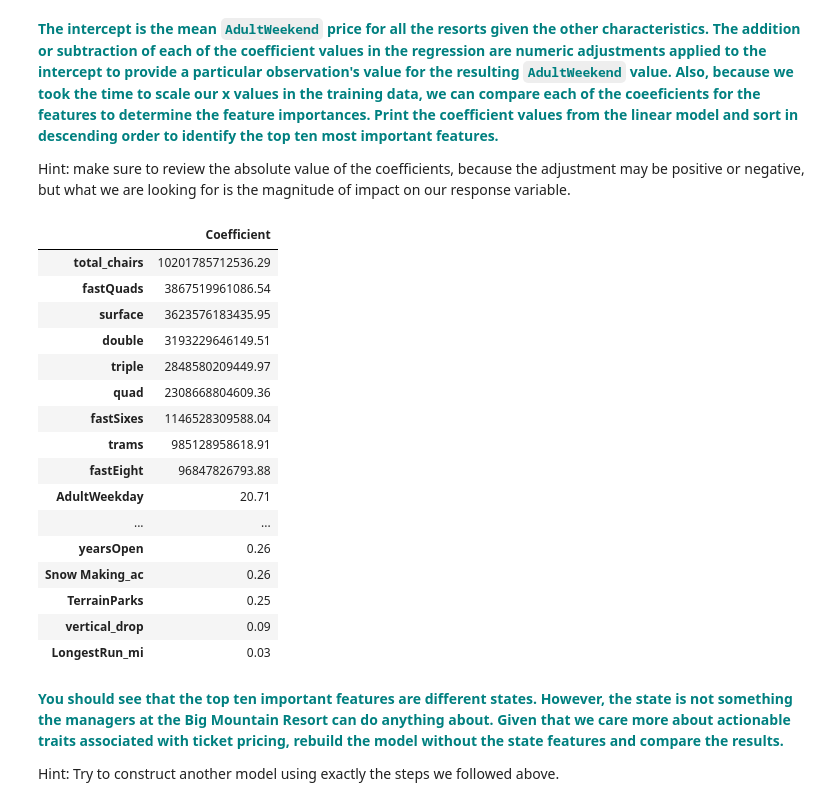
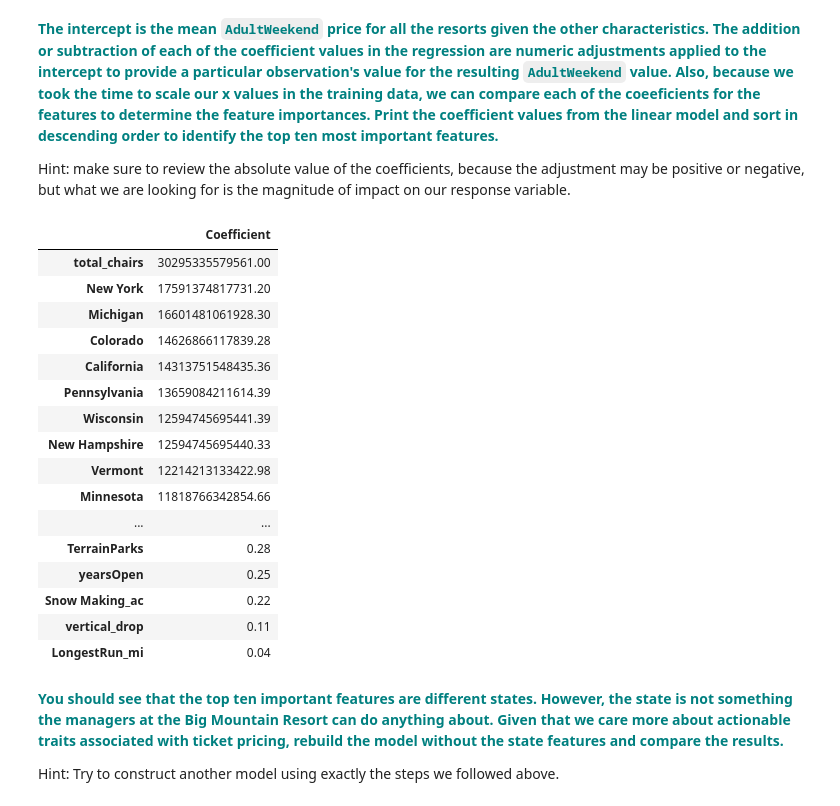
Before and after one commit to frankfletcher/Springboard-Data-Science, a Jupyter notebook: Guided Capstone/GuidedCapstoneStep4 and step5HL.ipynb, the cells around one changed output. Cells and saved outputs as stored; diff of their text form; code cells hidden in the pictures.

```diff
--- a/Guided Capstone/GuidedCapstoneStep4 and step5HL.ipynb
+++ b/Guided Capstone/GuidedCapstoneStep4 and step5HL.ipynb
@@ -218,26 +220,26 @@ Hint: make sure to review the absolute value of the coefficients, because the ad
 # %%
 # You might want to make a pandas DataFrame displaying the coefficients for each state like so:
 # pd.DataFrame(abs(lm.coef_), X.columns, columns=['Coefficient'])
 pd.DataFrame(abs(lm.coef_), X.columns, columns=['Coefficient'])\
-    .sort_values('Coefficient', ascending=False).drop(s_states)
+    .sort_values('Coefficient', ascending=False)  #.drop(s_states)
 # %% [output]
 |  | Coefficient |
-| total_chairs | 10201785712536.29 |
-| fastQuads | 3867519961086.54 |
-| surface | 3623576183435.95 |
-| double | 3193229646149.51 |
-| triple | 2848580209449.97 |
-| quad | 2308668804609.36 |
-| fastSixes | 1146528309588.04 |
-| trams | 985128958618.91 |
-| fastEight | 96847826793.88 |
-| AdultWeekday | 20.71 |
+| total_chairs | 30295335579561.00 |
+| New York | 17591374817731.20 |
+| Michigan | 16601481061928.30 |
+| Colorado | 14626866117839.28 |
+| California | 14313751548435.36 |
+| Pennsylvania | 13659084211614.39 |
+| Wisconsin | 12594745695441.39 |
+| New Hampshire | 12594745695440.33 |
+| Vermont | 12214213133422.98 |
+| Minnesota | 11818766342854.66 |
 | ... | ... |
-| yearsOpen | 0.26 |
-| Snow Making_ac | 0.26 |
-| TerrainParks | 0.25 |
-| vertical_drop | 0.09 |
-| LongestRun_mi | 0.03 |
+| TerrainParks | 0.28 |
+| yearsOpen | 0.25 |
+| Snow Making_ac | 0.22 |
+| vertical_drop | 0.11 |
+| LongestRun_mi | 0.04 |
 # %% [markdown]
 **<font color='teal'>You should see that the top ten important features are different states. However, the state is not something the managers at the Big Mountain Resort can do anything about. Given that we care more about actionable traits associated with ticket pricing, rebuild the model without the state features and compare the results. </font>**
 
```
Also changed, not shown: parts of 9 cells of this notebook, 14 other files.
